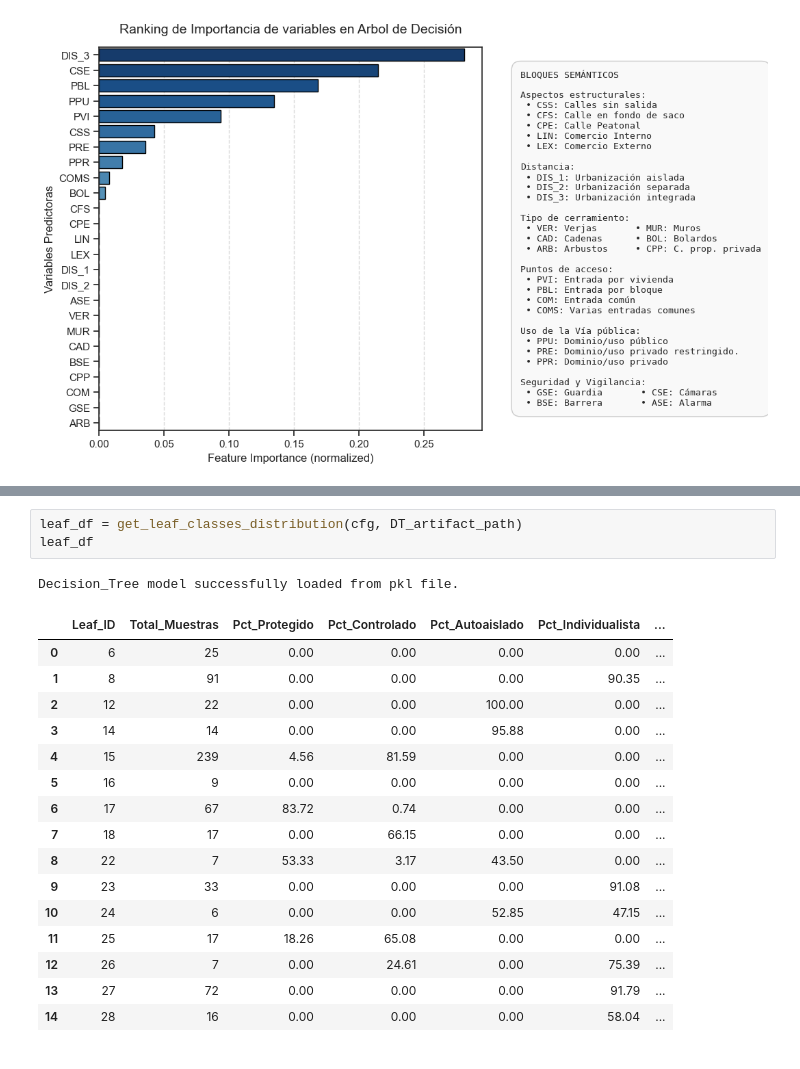
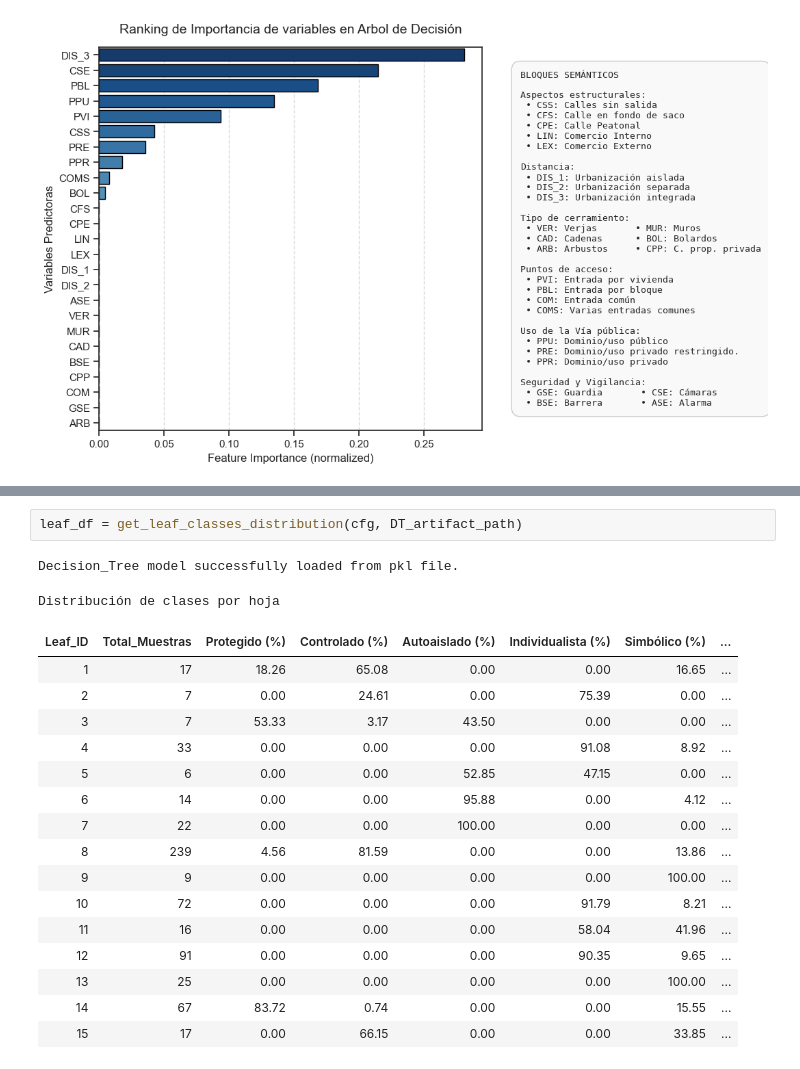
Before and after one commit to davidfernxndez/urban-residential-classification, a Jupyter notebook: notebooks/06_Interpretability_analysis.ipynb, the cells around one changed output, grey strips where cells are left out. Saved outputs shown, nothing was run; the diff lists cells and outputs as text.

```diff
--- a/notebooks/06_Interpretability_analysis.ipynb
+++ b/notebooks/06_Interpretability_analysis.ipynb
@@ -262,22 +265,22 @@ Decision Tree structure image saved in C:\Users\david\Documents\MASTER_CIENCIA_D
 # %%
 leaf_df = get_leaf_classes_distribution(cfg, DT_artifact_path)
-leaf_df
 # %% [output]
 Decision_Tree model successfully loaded from pkl file.
+Distribución de clases por hoja
-|  | Leaf_ID | Total_Muestras | Pct_Protegido | Pct_Controlado | Pct_Autoaislado | Pct_Individualista | ... |
-| 0 | 6 | 25 | 0.00 | 0.00 | 0.00 | 0.00 | ... |
-| 1 | 8 | 91 | 0.00 | 0.00 | 0.00 | 90.35 | ... |
-| 2 | 12 | 22 | 0.00 | 0.00 | 100.00 | 0.00 | ... |
-| 3 | 14 | 14 | 0.00 | 0.00 | 95.88 | 0.00 | ... |
-| 4 | 15 | 239 | 4.56 | 81.59 | 0.00 | 0.00 | ... |
-| 5 | 16 | 9 | 0.00 | 0.00 | 0.00 | 0.00 | ... |
-| 6 | 17 | 67 | 83.72 | 0.74 | 0.00 | 0.00 | ... |
-| 7 | 18 | 17 | 0.00 | 66.15 | 0.00 | 0.00 | ... |
-| 8 | 22 | 7 | 53.33 | 3.17 | 43.50 | 0.00 | ... |
-| 9 | 23 | 33 | 0.00 | 0.00 | 0.00 | 91.08 | ... |
-| 10 | 24 | 6 | 0.00 | 0.00 | 52.85 | 47.15 | ... |
-| 11 | 25 | 17 | 18.26 | 65.08 | 0.00 | 0.00 | ... |
-| 12 | 26 | 7 | 0.00 | 24.61 | 0.00 | 75.39 | ... |
-| 13 | 27 | 72 | 0.00 | 0.00 | 0.00 | 91.79 | ... |
-| 14 | 28 | 16 | 0.00 | 0.00 | 0.00 | 58.04 | ... |
+| Leaf_ID | Total_Muestras | Protegido (%) | Controlado (%) | Autoaislado (%) | Individualista (%) | Simbólico (%) | ... |
+| 1 | 17 | 18.26 | 65.08 | 0.00 | 0.00 | 16.65 | ... |
+| 2 | 7 | 0.00 | 24.61 | 0.00 | 75.39 | 0.00 | ... |
+| 3 | 7 | 53.33 | 3.17 | 43.50 | 0.00 | 0.00 | ... |
+| 4 | 33 | 0.00 | 0.00 | 0.00 | 91.08 | 8.92 | ... |
+| 5 | 6 | 0.00 | 0.00 | 52.85 | 47.15 | 0.00 | ... |
+| 6 | 14 | 0.00 | 0.00 | 95.88 | 0.00 | 4.12 | ... |
+| 7 | 22 | 0.00 | 0.00 | 100.00 | 0.00 | 0.00 | ... |
+| 8 | 239 | 4.56 | 81.59 | 0.00 | 0.00 | 13.86 | ... |
+| 9 | 9 | 0.00 | 0.00 | 0.00 | 0.00 | 100.00 | ... |
+| 10 | 72 | 0.00 | 0.00 | 0.00 | 91.79 | 8.21 | ... |
+| 11 | 16 | 0.00 | 0.00 | 0.00 | 58.04 | 41.96 | ... |
+| 12 | 91 | 0.00 | 0.00 | 0.00 | 90.35 | 9.65 | ... |
+| 13 | 25 | 0.00 | 0.00 | 0.00 | 0.00 | 100.00 | ... |
+| 14 | 67 | 83.72 | 0.74 | 0.00 | 0.00 | 15.55 | ... |
+| 15 | 17 | 0.00 | 66.15 | 0.00 | 0.00 | 33.85 | ... |
 # %% [markdown]
```
Also changed, not shown: parts of 13 cells of this notebook, 5 other files.
